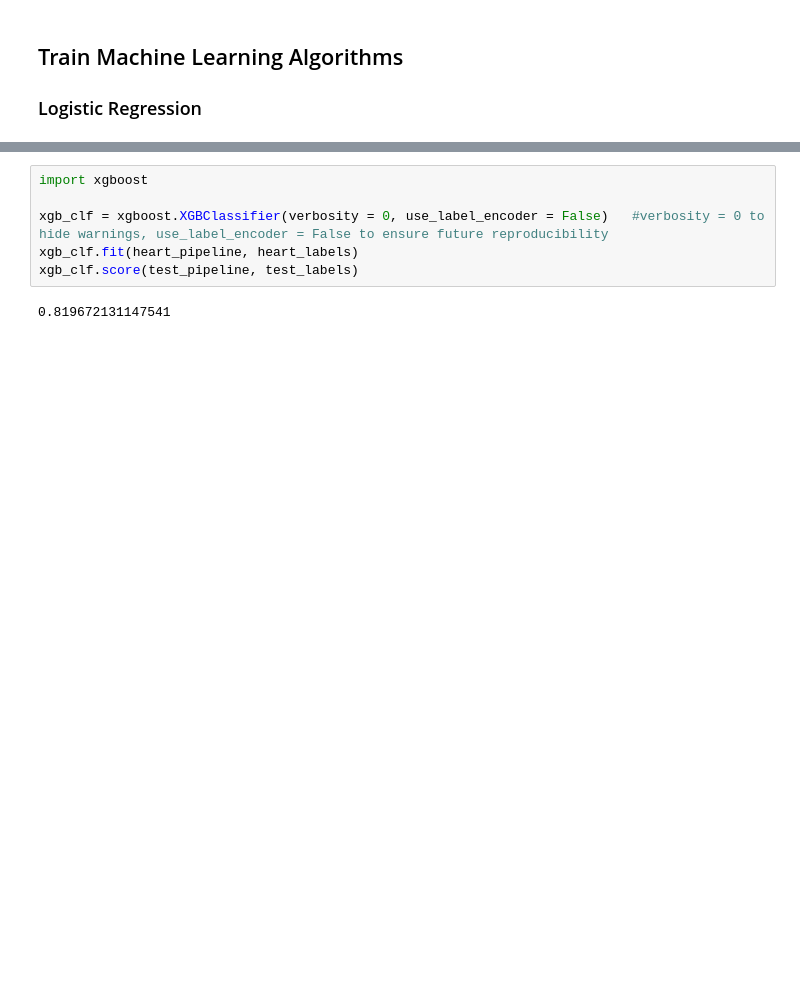
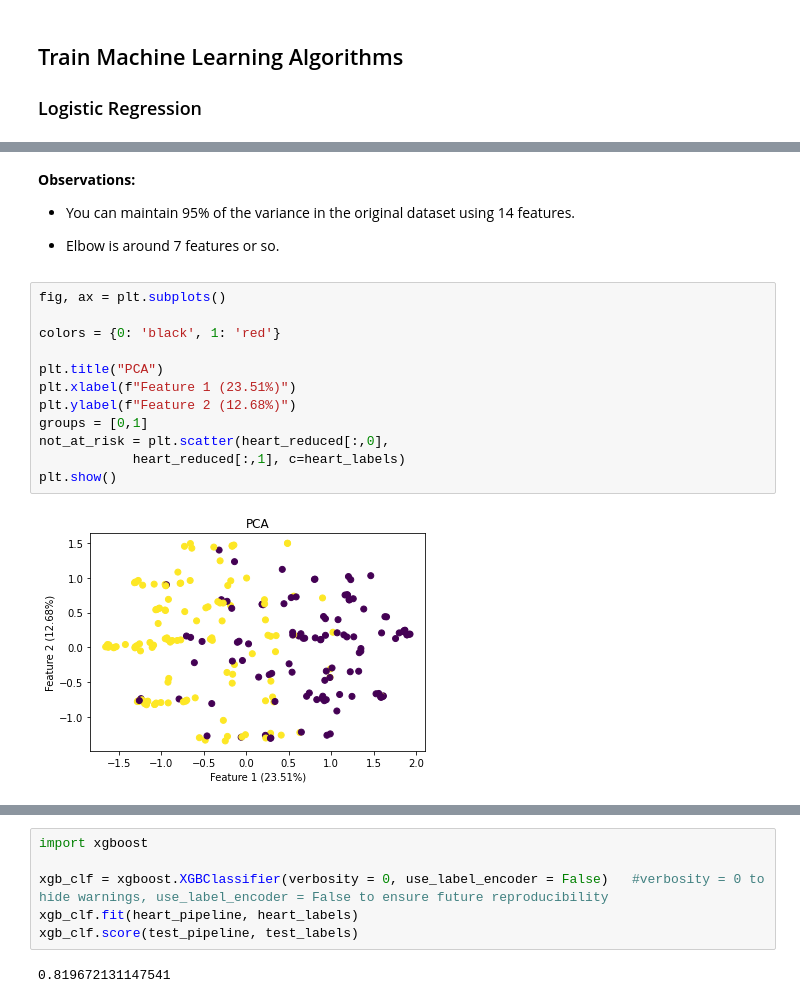
Before and after one commit to zachcarlson/HeartAttackPredictor, a Jupyter notebook: HeartAttackPredictor.ipynb, the cells around one changed output, grey strips where cells are left out. Drawn from its saved outputs; the diff is of its cells as text; blank space fills up the shorter version.

```diff
--- a/HeartAttackPredictor.ipynb
+++ b/HeartAttackPredictor.ipynb
@@ -250,0 +314,20 @@ svm_clf = SVC(random_state = 42)
+# %% [markdown]
+**Observations:**
+
+- You can maintain 95% of the variance in the original dataset using 14 features.
+
+- Elbow is around 7 features or so.
+# %%
+fig, ax = plt.subplots()
+
+colors = {0: 'black', 1: 'red'}
+
+plt.title("PCA")
+plt.xlabel(f"Feature 1 (23.51%)")
+plt.ylabel(f"Feature 2 (12.68%)")
+groups = [0,1]
+not_at_risk = plt.scatter(heart_reduced[:,0],
+            heart_reduced[:,1], c=heart_labels)
+plt.show()
+# %% [output]
+[figure, added]
```
Also changed, not shown: parts of 20 cells of this notebook.
